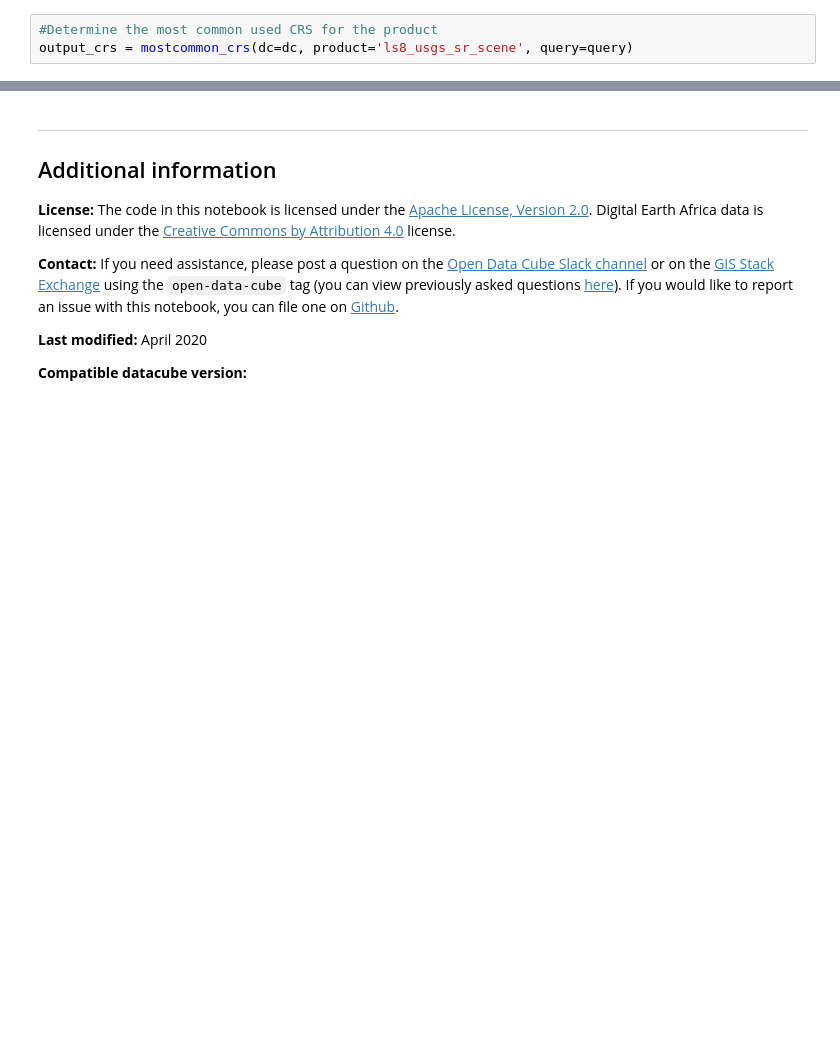
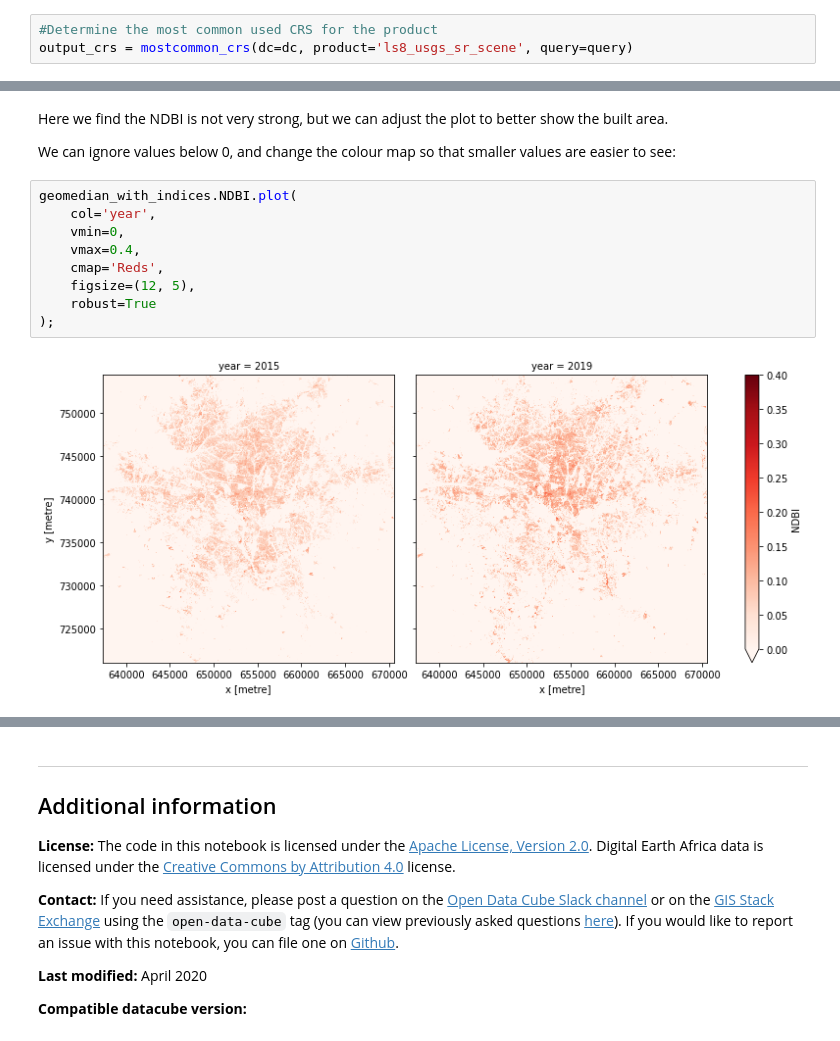
Before and after one commit to digitalearthafrica/deafrica-sandbox-notebooks, a Jupyter notebook: Frequently_used_code/DEA_urbanization.ipynb, the cells around one changed output, grey strips where cells are left out. Drawn from its saved outputs; the diff is of its cells as text; blank space fills up the shorter version.

```diff
--- a/Frequently_used_code/DEA_urbanization.ipynb
+++ b/Frequently_used_code/DEA_urbanization.ipynb
@@ -226,0 +287,15 @@ print(change_urban.values)
+# %% [markdown]
+Here we find the NDBI is not very strong, but we can adjust the plot to better show the built area.
+
+We can ignore values below 0, and change the colour map so that smaller values are easier to see:
+# %%
+geomedian_with_indices.NDBI.plot(
+    col='year',
+    vmin=0,
+    vmax=0.4,
+    cmap='Reds',
+    figsize=(12, 5),
+    robust=True
+);
+# %% [output]
+[figure, added]
```
Also changed, not shown: parts of 52 cells of this notebook.
